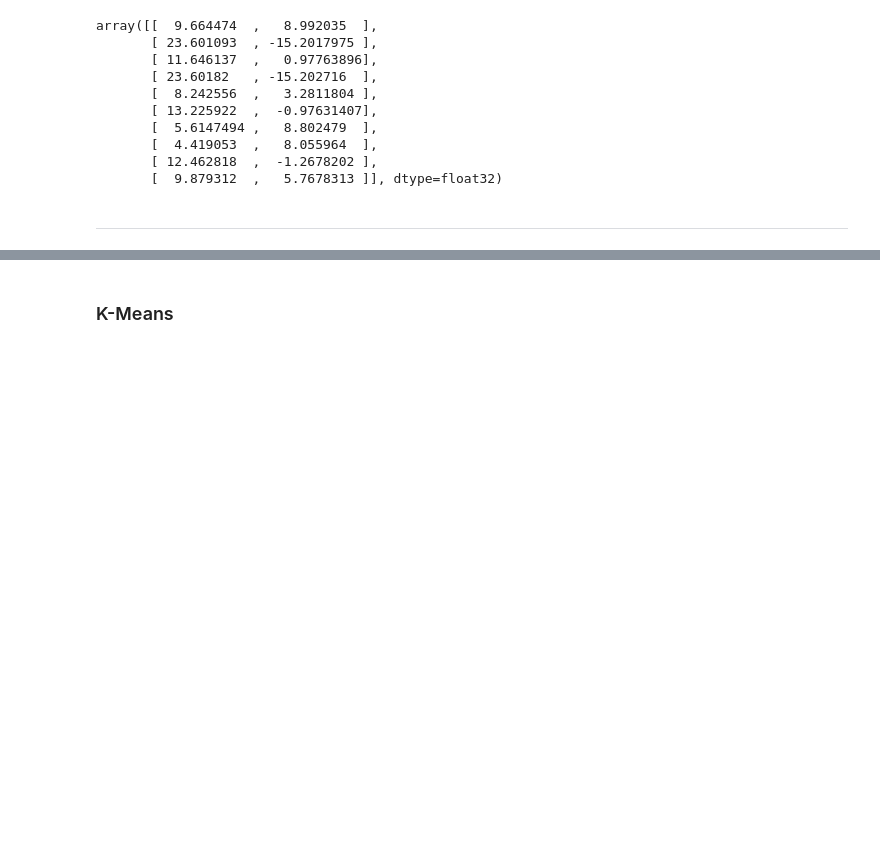
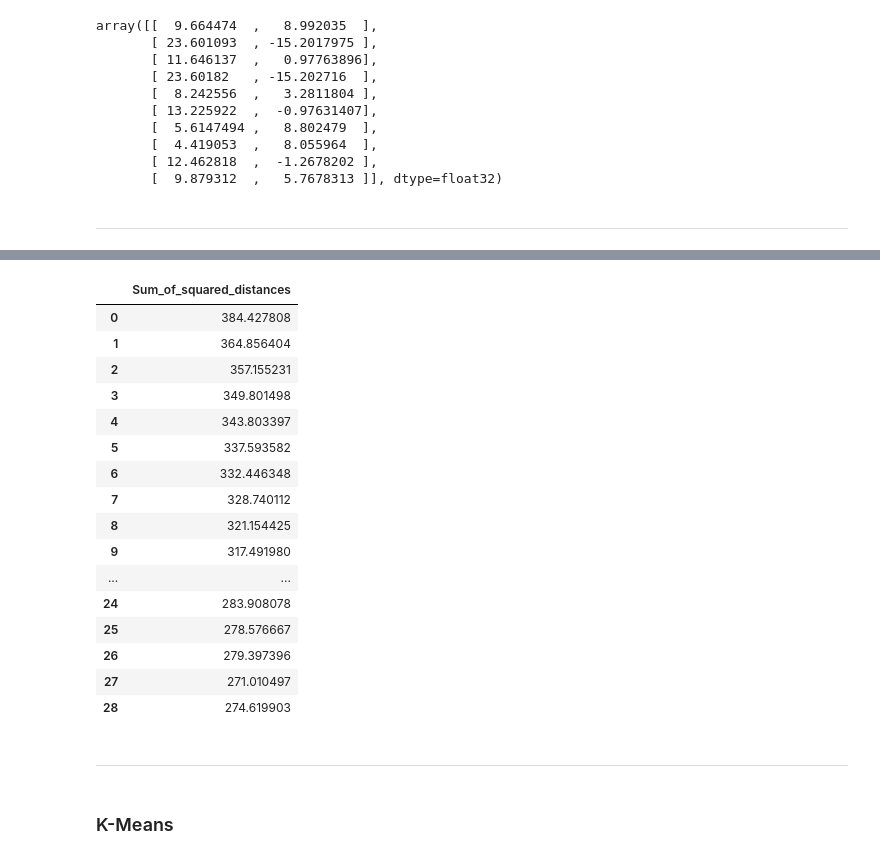
Before and after one commit to madigun697/coding_studies, a Jupyter notebook: Topic_Modeling/Topic_Modeling_K_Means_Drug.ipynb, the cells around one changed output, grey strips where cells are left out. Saved outputs shown, nothing was run; the diff lists cells and outputs as text; code cells hidden in the pictures; blank space fills up the shorter version.

```diff
--- a/Topic_Modeling/Topic_Modeling_K_Means_Drug.ipynb
+++ b/Topic_Modeling/Topic_Modeling_K_Means_Drug.ipynb
@@ -207,2 +237,24 @@ array([[  9.664474  ,   8.992035  ],
+# %%
+pd.DataFrame(ssd, columns = ['Sum_of_squared_distances'])
+# %% [output]
+|  | Sum_of_squared_distances |
+| 0 | 384.427808 |
+| 1 | 364.856404 |
+| 2 | 357.155231 |
+| 3 | 349.801498 |
+| 4 | 343.803397 |
+| 5 | 337.593582 |
+| 6 | 332.446348 |
+| 7 | 328.740112 |
+| 8 | 321.154425 |
+| 9 | 317.491980 |
+| ... | ... |
+| 24 | 283.908078 |
+| 25 | 278.576667 |
+| 26 | 279.397396 |
+| 27 | 271.010497 |
+| 28 | 274.619903 |
+# %% [markdown]
+----
 # %% [markdown]
 ### K-Means
```
Also changed, not shown: parts of 9 cells of this notebook.
